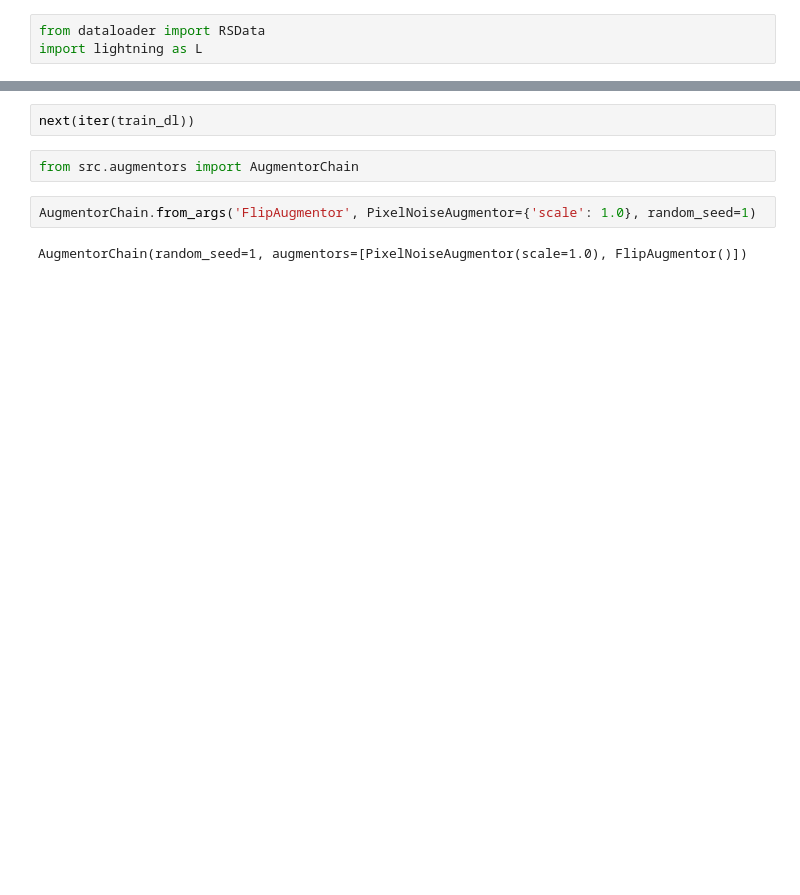
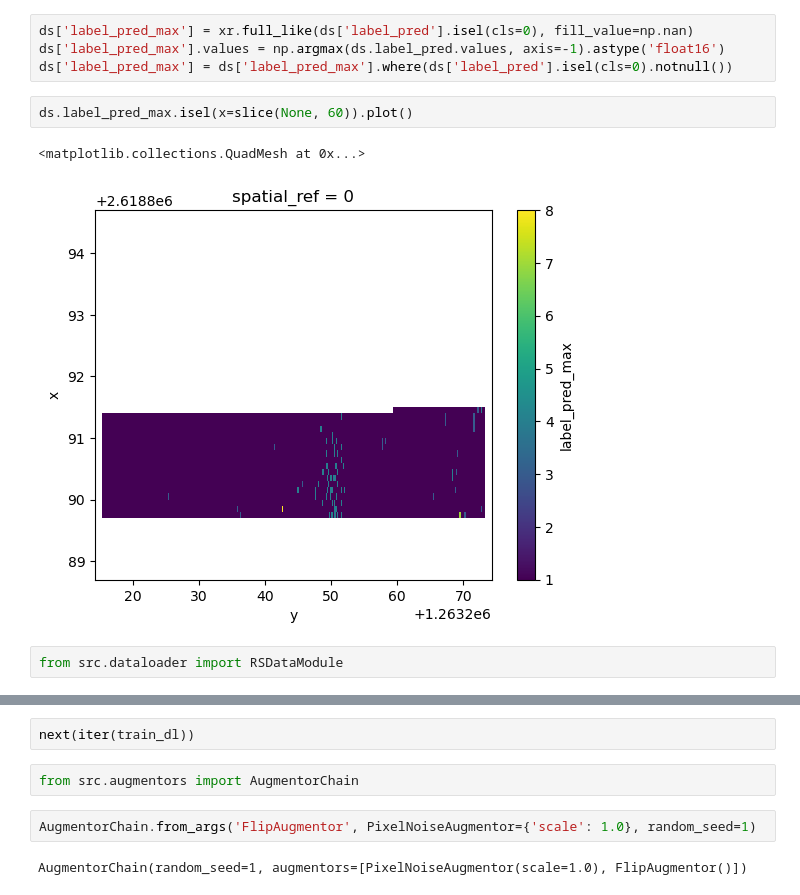
Before and after one commit to juliankraft/TermPaper2_RasterClassification, a Jupyter notebook: code/sandbox/dev.ipynb, the cells around one changed output, grey strips where cells are left out. Drawn from its saved outputs; the diff is of its cells as text; blank space fills up the shorter version.

```diff
--- a/code/sandbox/dev.ipynb
+++ b/code/sandbox/dev.ipynb
@@ -1,3 +27,11 @@
+# %%
+ds['label_pred_max'] = xr.full_like(ds['label_pred'].isel(cls=0), fill_value=np.nan)
+ds['label_pred_max'].values = np.argmax(ds.label_pred.values, axis=-1).astype('float16')
+ds['label_pred_max'] = ds['label_pred_max'].where(ds['label_pred'].isel(cls=0).notnull())
+# %%
+ds.label_pred_max.isel(x=slice(None, 60)).plot()
+# %% [output]
+<matplotlib.collections.QuadMesh at 0x...>
+[figure, added]
 # %%
-from dataloader import RSData
-import lightning as L
+from src.dataloader import RSDataModule
```
Also changed, not shown: parts of 12 cells of this notebook, 1 other file.
